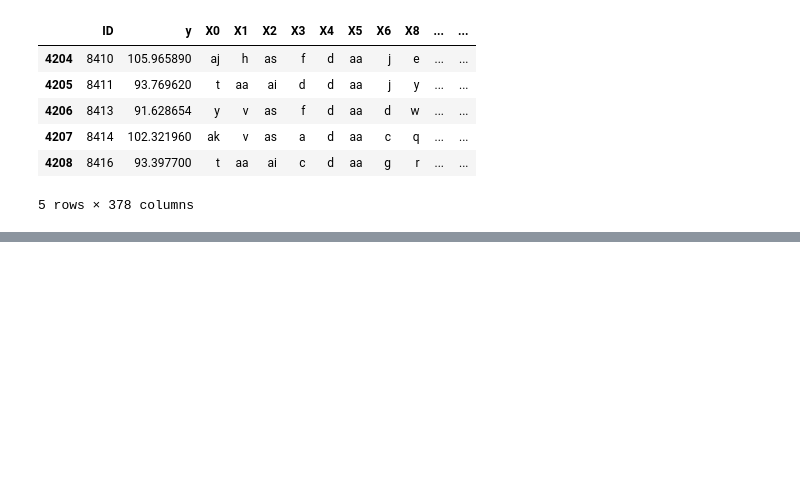
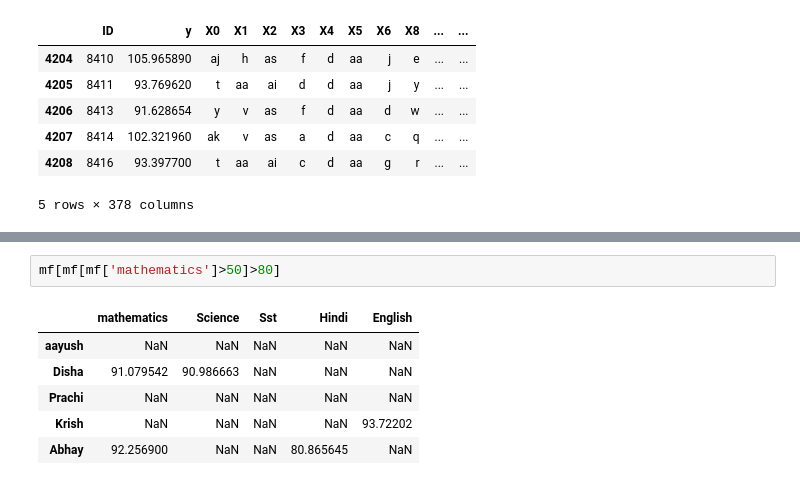
Before and after one commit to Mandy-P369/Python, a Jupyter notebook: PYTHON_DATA_SCIENCE/PANDAS/CLASS_2/FUNCTIONS.ipynb, the cells around one changed output, grey strips where cells are left out. Drawn from its saved outputs; the diff is of its cells as text; blank space fills up the shorter version.

```diff
--- a/PYTHON_DATA_SCIENCE/PANDAS/CLASS_2/FUNCTIONS.ipynb
+++ b/PYTHON_DATA_SCIENCE/PANDAS/CLASS_2/FUNCTIONS.ipynb
@@ -200,0 +279,9 @@ df.tail()
+# %%
+mf[mf[mf['mathematics']>50]>80]
+# %% [output]
+|  | mathematics | Science | Sst | Hindi | English |
+| aayush | NaN | NaN | NaN | NaN | NaN |
+| Disha | 91.079542 | 90.986663 | NaN | NaN | NaN |
+| Prachi | NaN | NaN | NaN | NaN | NaN |
+| Krish | NaN | NaN | NaN | NaN | 93.72202 |
+| Abhay | 92.256900 | NaN | NaN | 80.865645 | NaN |
```
Also changed, not shown: parts of 17 cells of this notebook, 5 other files.
